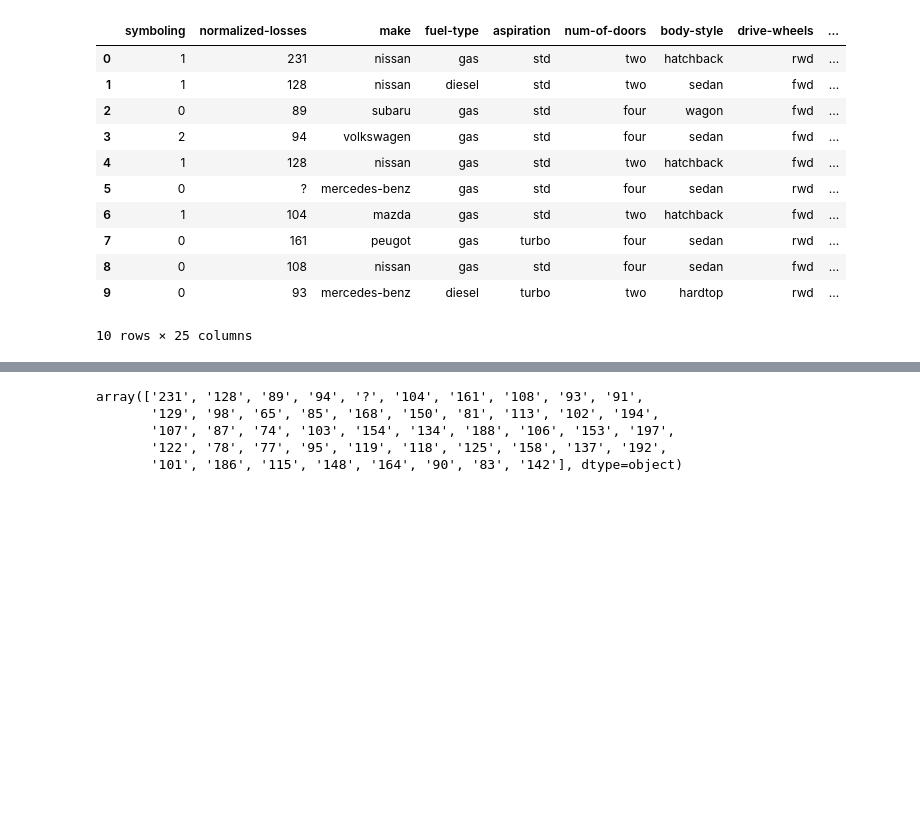
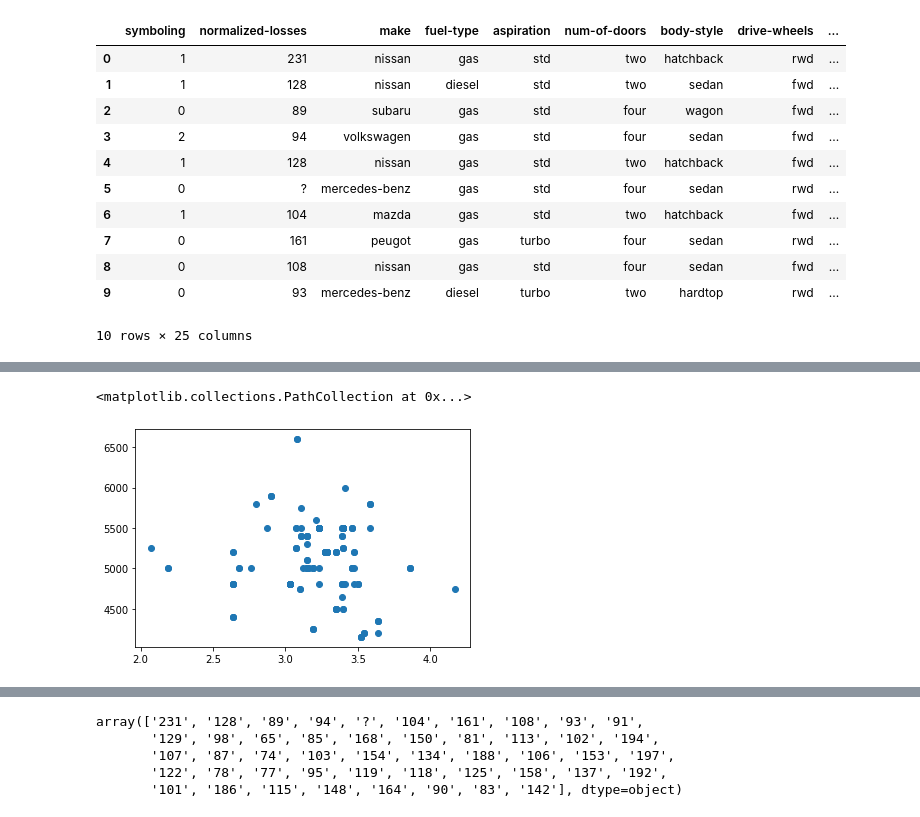
Before and after one commit to LavleethCV/Projects, a Jupyter notebook: Car_Price.ipynb, the cells around one changed output, grey strips where cells are left out. Cells and saved outputs as stored; diff of their text form; code cells hidden in the pictures; blank space fills up the shorter version.

```diff
--- a/Car_Price.ipynb
+++ b/Car_Price.ipynb
@@ -184,0 +220,5 @@ X_train.head(10)
+# %%
+plt.scatter(X_train['stroke'], X_train['peak-rpm'])
+# %% [output]
+<matplotlib.collections.PathCollection at 0x...>
+[figure, added]
```
Also changed, not shown: parts of 17 cells of this notebook.
